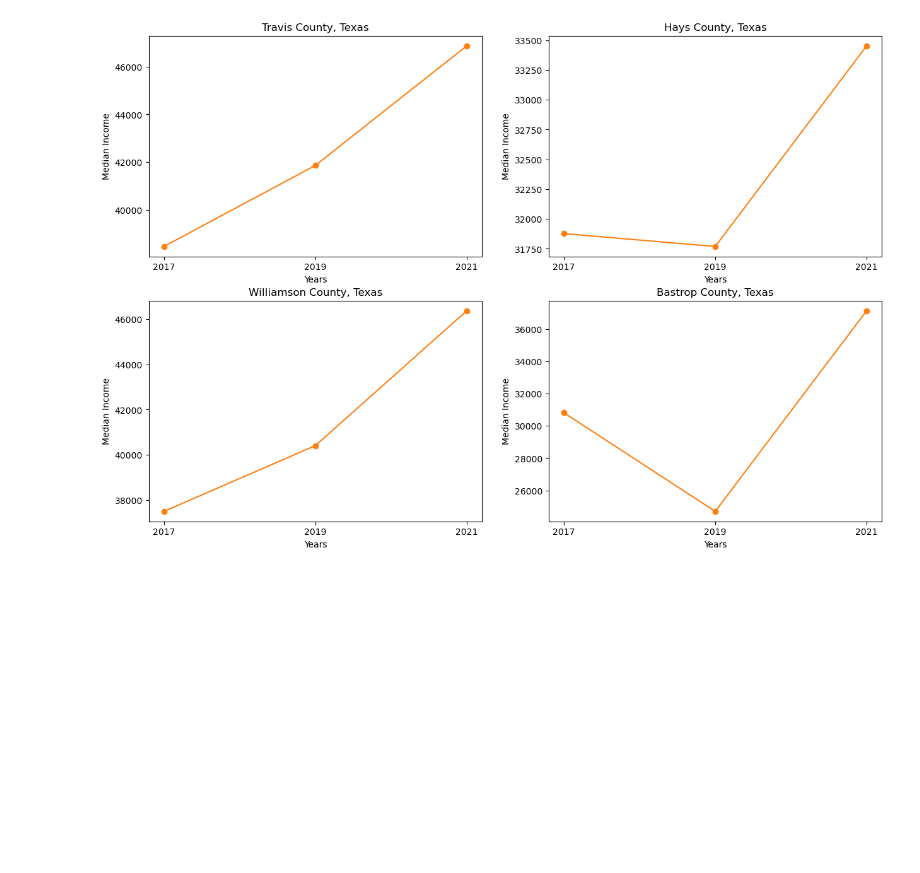
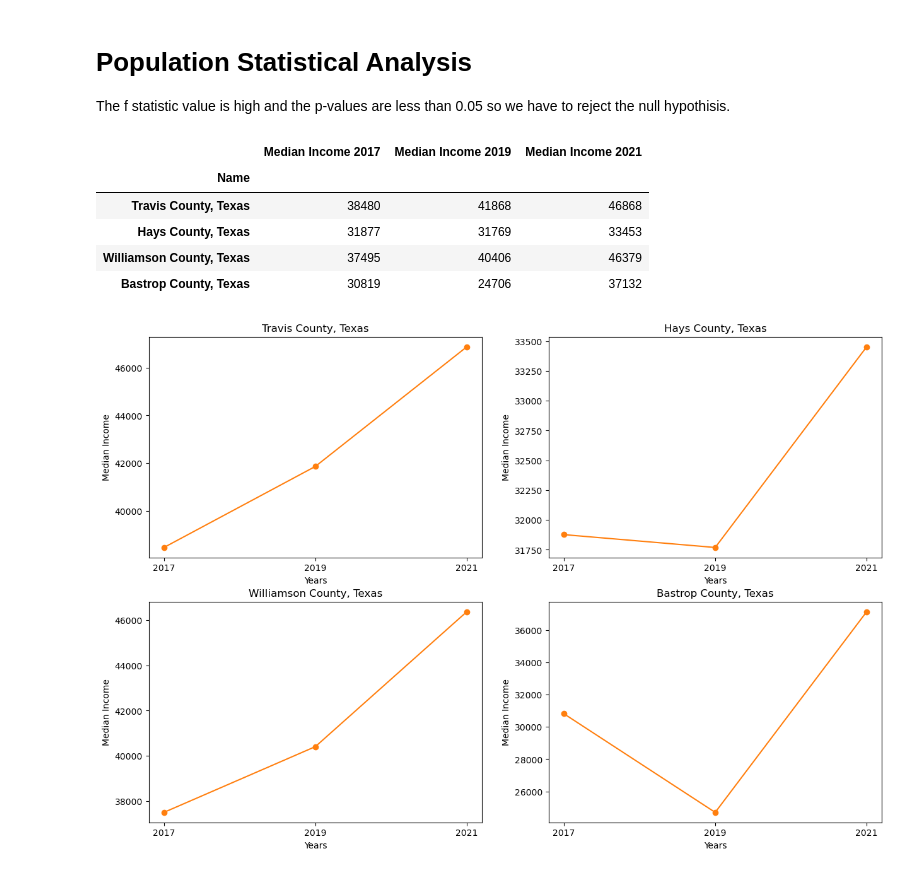
Before and after one commit to alejandro-davila/Project1_Team6_Austin_Analysis, a Jupyter notebook: P1_ipynb_files/Census_Cleaned_SL.ipynb, the cells around one changed output. Cells and saved outputs as stored; diff of their text form; code cells hidden in the pictures; blank space fills up the shorter version.

```diff
--- a/P1_ipynb_files/Census_Cleaned_SL.ipynb
+++ b/P1_ipynb_files/Census_Cleaned_SL.ipynb
@@ -151,8 +210,17 @@ plt.show()
+# %% [markdown]
+# Population Statistical Analysis
+The f statistic value is high and the p-values are less than 0.05 so we have to reject the null hypothisis.
 # %%
 # Create Median Income Dataframe
 median_income_df  = census_combined_df[['Median Income 2017','Median Income 2019','Median Income 2021']].copy()
-
-#Statistics
+median_income_df.head()
+# %% [output]
+|  | Median Income 2017 | Median Income 2019 | Median Income 2021 |
+| Name |  |  |  |
+| Travis County, Texas | 38480 | 41868 | 46868 |
+| Hays County, Texas | 31877 | 31769 | 33453 |
+| Williamson County, Texas | 37495 | 40406 | 46379 |
+| Bastrop County, Texas | 30819 | 24706 | 37132 |
 # %%
 # Create 1 figure containing a linegraphs for each county vs years
 fig, axs = plt.subplots(2, 2, figsize=(15, 10))
```
Also changed, not shown: parts of 14 cells of this notebook.
